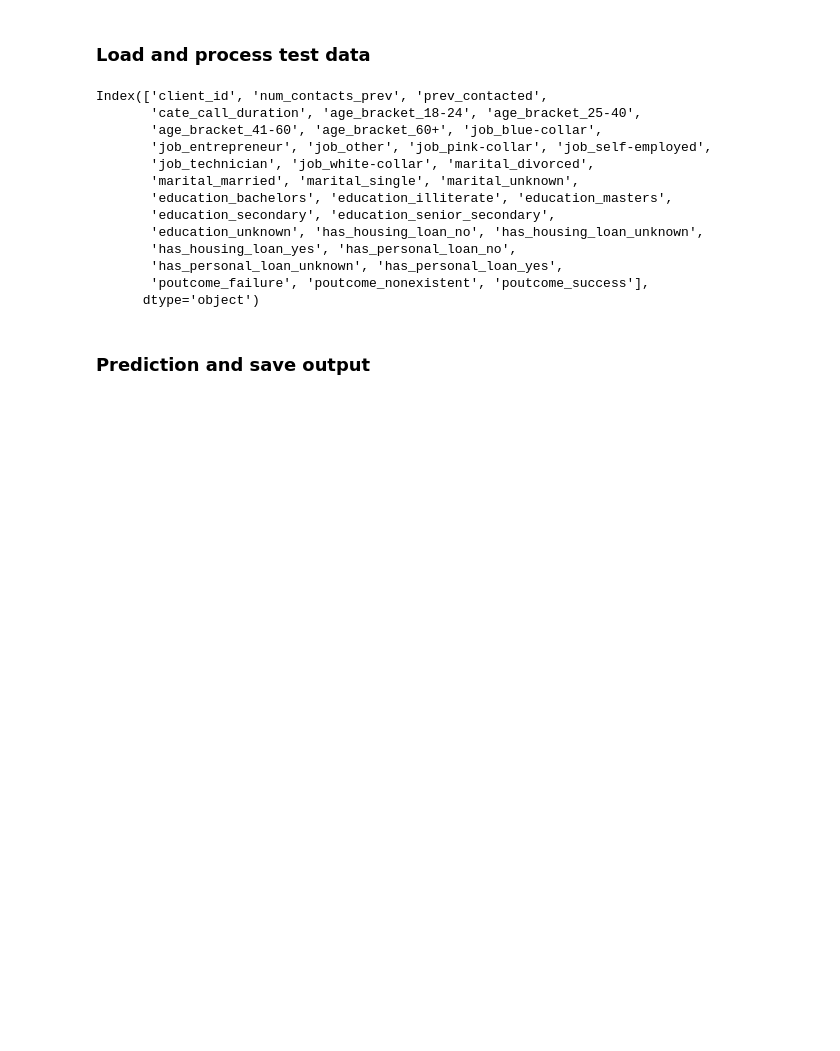
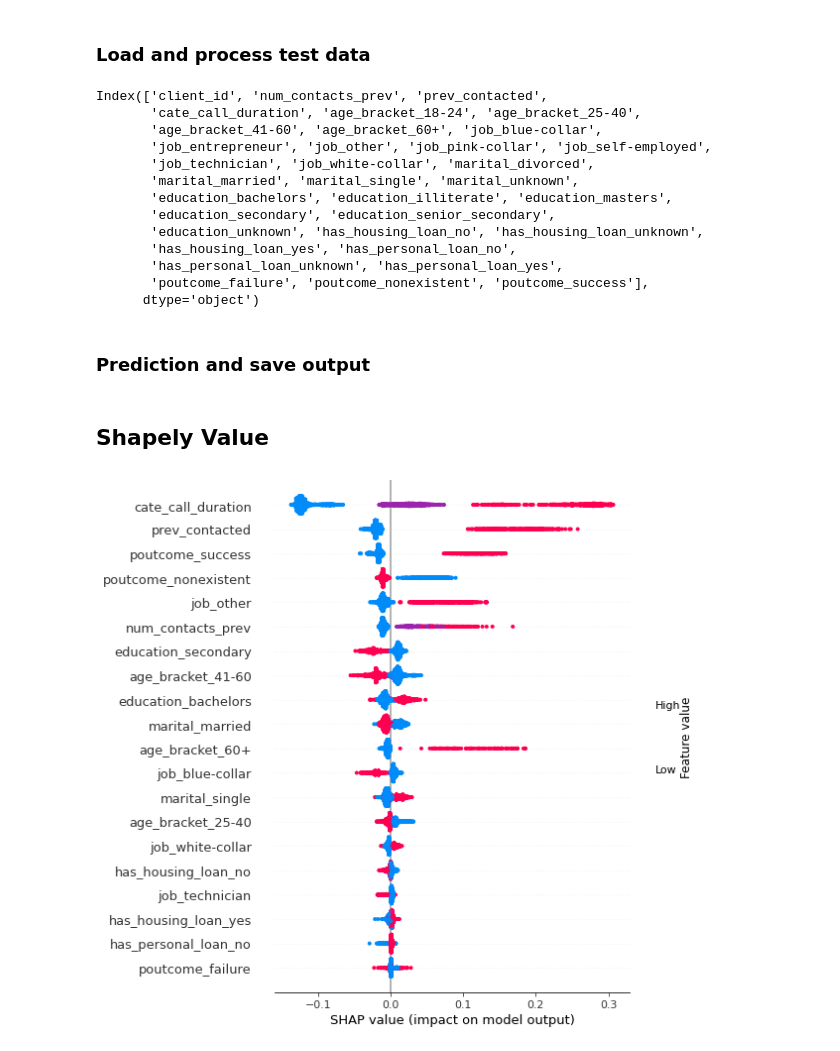
Before and after one commit to Xiaoxi-X-G/EDG_test, a Jupyter notebook: DS_test.ipynb, the cells around one changed output. Saved outputs shown, nothing was run; the diff lists cells and outputs as text; code cells hidden in the pictures; blank space fills up the shorter version.

Commit message:
add shap value

```diff
--- a/DS_test.ipynb
+++ b/DS_test.ipynb
@@ -388,7 +399,7 @@ experiment_id = find_or_create_experiment_id(experiment_name)
 # %%
 def hyper_opt_cv(model, X_train, y_train, kfold=5):
     metrics = ('precision', 'recall',"roc_auc","f1",
-                      "accuracy","balanced_accuracy")
+                      "accuracy")
     scores = cross_validate(model, X=X_train, y=y_train,
                             cv=kfold, n_jobs=-1,
                             scoring=metrics,
@@ -552,3 +563,5 @@ Index(['client_id', 'num_contacts_prev', 'prev_contacted',
 df_modelling_test["subs_deposit"] = df_modelling_test.drop(columns=["client_id"]).apply(lambda x: rf_model_best.predict([x])[0], axis=1)
 # %%
 df_modelling_test[["client_id", "subs_deposit"]].to_csv("data/submissions.csv", index=False)
+# %% [markdown]
+## Shapely Value
@@ -554,0 +570,8 @@ df_modelling_test[["client_id", "subs_deposit"]].to_csv("data/submissions.csv",
+# %%
+# explain the model's predictions using SHAP
+explainer = shap.TreeExplainer(rf_model_best)
+shap_values = explainer.shap_values(x_train)
+# %%
+shap.summary_plot(shap_values[1], x_train)
+# %% [output]
+[figure, added]
```
Also changed, not shown: parts of 3 cells of this notebook, 1 other file.
